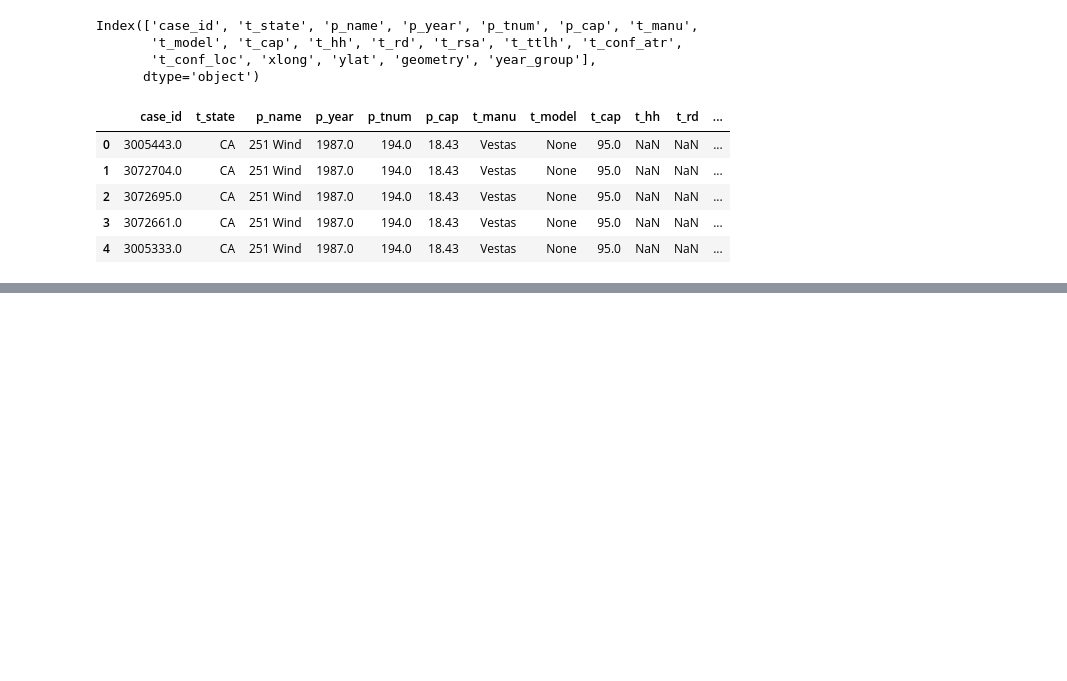
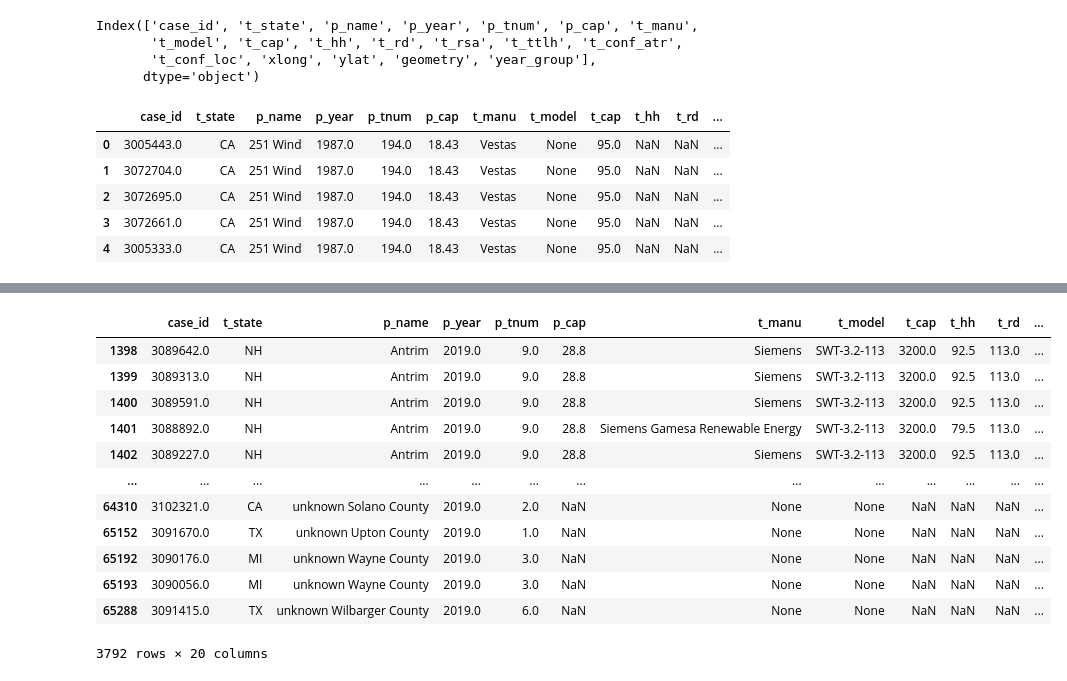
Before and after one commit to hsopel/NSS-Capstone, a Jupyter notebook: notebook/wind_eda.ipynb, the cells around one changed output, grey strips where cells are left out. Cells and saved outputs as stored; diff of their text form; code cells hidden in the pictures; blank space fills up the shorter version.

```diff
--- a/notebook/wind_eda.ipynb
+++ b/notebook/wind_eda.ipynb
@@ -465,0 +540,16 @@ Name: t_hh, dtype: float64
+# %%
+wind[wind['p_year'] == 2019.0]
+# %% [output]
+|  | case_id | t_state | p_name | p_year | p_tnum | p_cap | t_manu | t_model | t_cap | t_hh | t_rd | ... |
+| 1398 | 3089642.0 | NH | Antrim | 2019.0 | 9.0 | 28.8 | Siemens | SWT-3.2-113 | 3200.0 | 92.5 | 113.0 | ... |
+| 1399 | 3089313.0 | NH | Antrim | 2019.0 | 9.0 | 28.8 | Siemens | SWT-3.2-113 | 3200.0 | 92.5 | 113.0 | ... |
+| 1400 | 3089591.0 | NH | Antrim | 2019.0 | 9.0 | 28.8 | Siemens | SWT-3.2-113 | 3200.0 | 92.5 | 113.0 | ... |
+| 1401 | 3088892.0 | NH | Antrim | 2019.0 | 9.0 | 28.8 | Siemens Gamesa Renewable Energy | SWT-3.2-113 | 3200.0 | 79.5 | 113.0 | ... |
+| 1402 | 3089227.0 | NH | Antrim | 2019.0 | 9.0 | 28.8 | Siemens | SWT-3.2-113 | 3200.0 | 92.5 | 113.0 | ... |
+| ... | ... | ... | ... | ... | ... | ... | ... | ... | ... | ... | ... | ... |
+| 64310 | 3102321.0 | CA | unknown Solano County | 2019.0 | 2.0 | NaN | None | None | NaN | NaN | NaN | ... |
+| 65152 | 3091670.0 | TX | unknown Upton County | 2019.0 | 1.0 | NaN | None | None | NaN | NaN | NaN | ... |
+| 65192 | 3090176.0 | MI | unknown Wayne County | 2019.0 | 3.0 | NaN | None | None | NaN | NaN | NaN | ... |
+| 65193 | 3090056.0 | MI | unknown Wayne County | 2019.0 | 3.0 | NaN | None | None | NaN | NaN | NaN | ... |
+| 65288 | 3091415.0 | TX | unknown Wilbarger County | 2019.0 | 6.0 | NaN | None | None | NaN | NaN | NaN | ... |
+3792 rows × 20 columns
```
Also changed, not shown: parts of 24 cells of this notebook, 25 other files.
